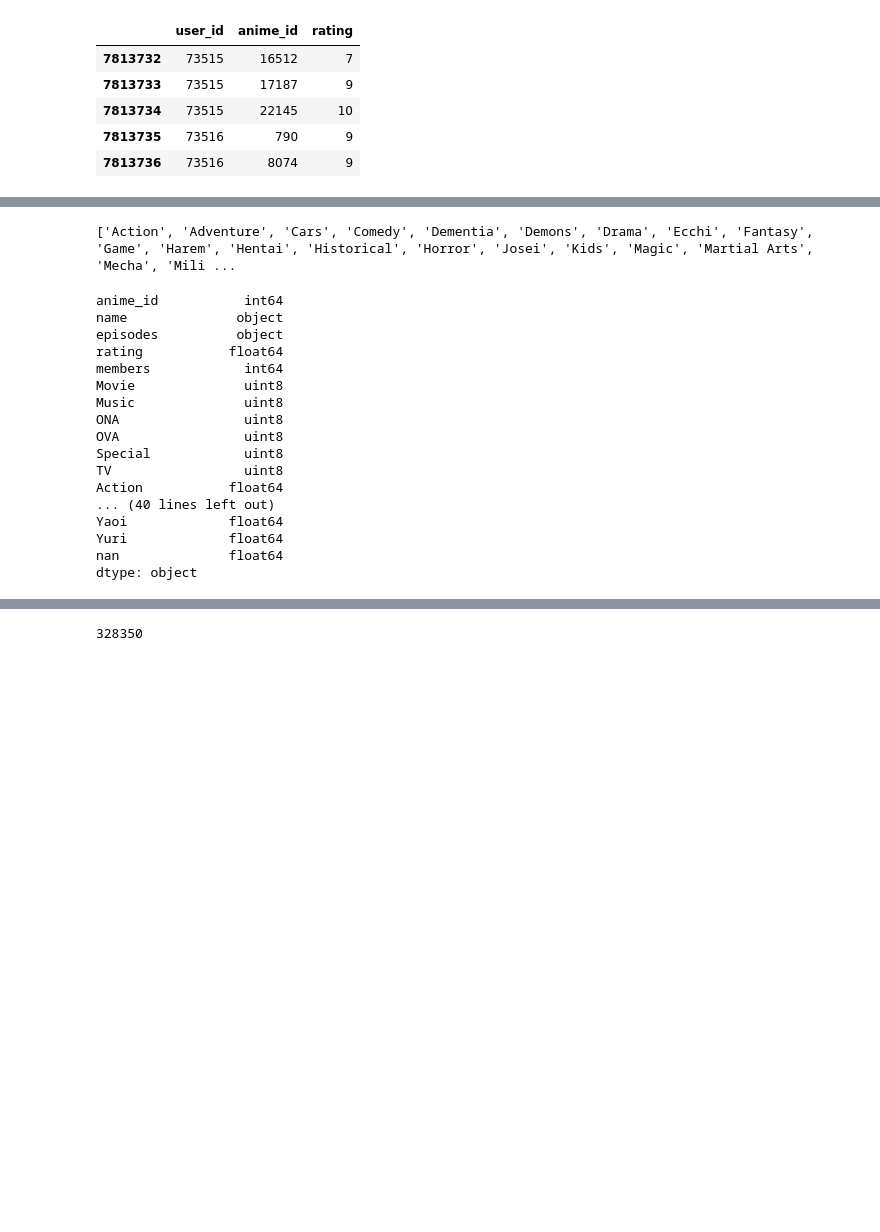
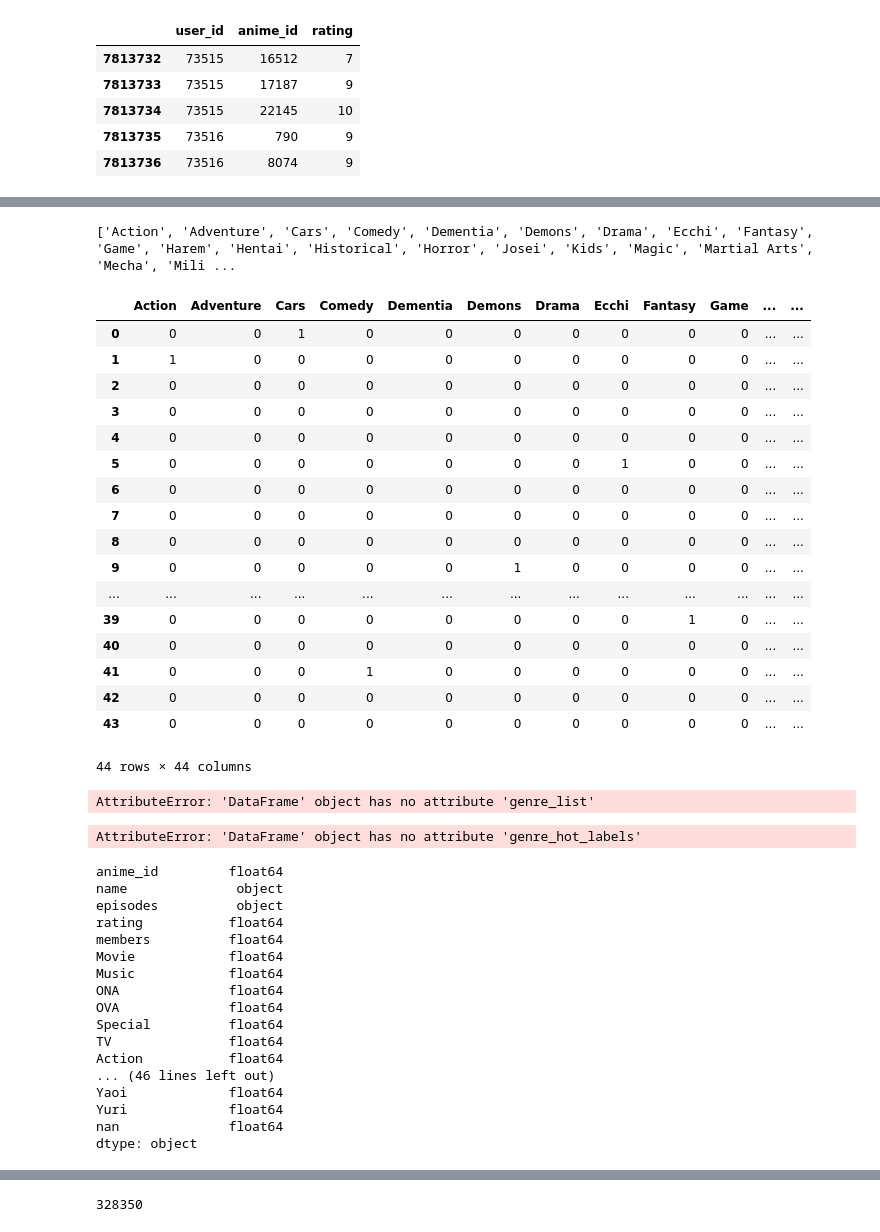
Before and after one commit to altock/Kaggle, a Jupyter notebook: anime/Exploration, basic processing.ipynb, the cells around one changed output, grey strips where cells are left out. Drawn from its saved outputs; the diff is of its cells as text; code cells hidden in the pictures; blank space fills up the shorter version.

```diff
--- a/anime/Exploration, basic processing.ipynb
+++ b/anime/Exploration, basic processing.ipynb
@@ -80,2 +77,2 @@ print(mean_squared_error(predictions, labeled_ratings.rating.tolist()))
 # %%
-animes.type = animes.type.astype('category')
+animes["type"] = animes["type"].astype('category')
@@ -102,8 +129,27 @@ for g in g_list:
 #         print(type(x))
 # %%
 print(sorted(list(g_set)))
+pd.get_dummies(list(g_set))
 # %% [output]
 ['Action', 'Adventure', 'Cars', 'Comedy', 'Dementia', 'Demons', 'Drama', 'Ecchi', 'Fantasy', 'Game', 'Harem', 'Hentai', 'Historical', 'Horror', 'Josei', 'Kids', 'Magic', 'Martial Arts', 'Mecha', 'Mili ...
+|  | Action | Adventure | Cars | Comedy | Dementia | Demons | Drama | Ecchi | Fantasy | Game | ... | ... |
+| 0 | 0 | 0 | 1 | 0 | 0 | 0 | 0 | 0 | 0 | 0 | ... | ... |
+| 1 | 1 | 0 | 0 | 0 | 0 | 0 | 0 | 0 | 0 | 0 | ... | ... |
+| 2 | 0 | 0 | 0 | 0 | 0 | 0 | 0 | 0 | 0 | 0 | ... | ... |
+| 3 | 0 | 0 | 0 | 0 | 0 | 0 | 0 | 0 | 0 | 0 | ... | ... |
+| 4 | 0 | 0 | 0 | 0 | 0 | 0 | 0 | 0 | 0 | 0 | ... | ... |
+| 5 | 0 | 0 | 0 | 0 | 0 | 0 | 0 | 1 | 0 | 0 | ... | ... |
+| 6 | 0 | 0 | 0 | 0 | 0 | 0 | 0 | 0 | 0 | 0 | ... | ... |
+| 7 | 0 | 0 | 0 | 0 | 0 | 0 | 0 | 0 | 0 | 0 | ... | ... |
+| 8 | 0 | 0 | 0 | 0 | 0 | 0 | 0 | 0 | 0 | 0 | ... | ... |
+| 9 | 0 | 0 | 0 | 0 | 0 | 1 | 0 | 0 | 0 | 0 | ... | ... |
+| ... | ... | ... | ... | ... | ... | ... | ... | ... | ... | ... | ... | ... |
+| 39 | 0 | 0 | 0 | 0 | 0 | 0 | 0 | 0 | 1 | 0 | ... | ... |
+| 40 | 0 | 0 | 0 | 0 | 0 | 0 | 0 | 0 | 0 | 0 | ... | ... |
+| 41 | 0 | 0 | 0 | 1 | 0 | 0 | 0 | 0 | 0 | 0 | ... | ... |
+| 42 | 0 | 0 | 0 | 0 | 0 | 0 | 0 | 0 | 0 | 0 | ... | ... |
+| 43 | 0 | 0 | 0 | 0 | 0 | 0 | 0 | 0 | 0 | 0 | ... | ... |
+44 rows × 44 columns
 # %%
 hot_labels_genres = pd.get_dummies(list(g_set))
 def hot_label_sum(genres, hot_labels_genres = hot_labels_genres):
@@ -118,26 +164,30 @@ def hot_label_sum(genres, hot_labels_genres = hot_labels_genres):
     return hot_labels
 # %%
 animes["genre_hot_labels"] = animes.genre_list.apply(lambda x: hot_label_sum(x))
+# %% [output]
+AttributeError: 'DataFrame' object has no attribute 'genre_list'
 # %%
 g_df = pd.DataFrame(animes.genre_hot_labels.tolist(),columns=hot_labels_genres.keys())
+# %% [output]
+AttributeError: 'DataFrame' object has no attribute 'genre_hot_labels'
 # %%
 animes = pd.concat([animes,g_df], axis=1).drop(["genre","genre_list", "genre_hot_labels"],1)
 # %%
 animes.dtypes
 # %% [output]
-anime_id           int64
+anime_id         float64
 name              object
 episodes          object
 rating           float64
-members            int64
-Movie              uint8
-Music              uint8
-ONA                uint8
-OVA                uint8
-Special            uint8
-TV                 uint8
+members          float64
+Movie            float64
+Music            float64
+ONA              float64
+OVA              float64
+Special          float64
+TV               float64
 Action           float64
-... (40 lines left out)
+... (46 lines left out)
 Yaoi             float64
 Yuri             float64
 nan              float64
```
Also changed, not shown: parts of 17 cells of this notebook, 1 other file.
